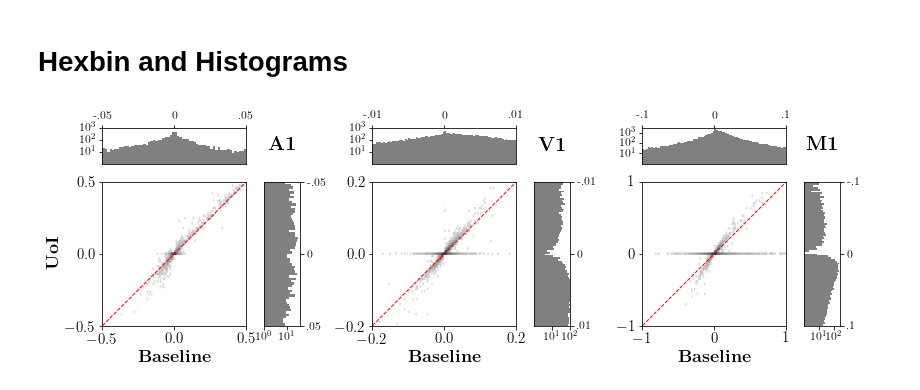
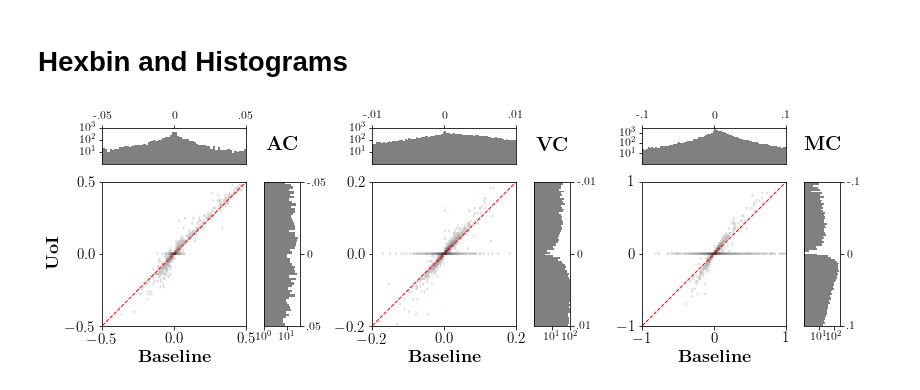
Before and after one commit to BouchardLab/neuroinference, a Jupyter notebook: notebooks/coupling/coupling_broad_analysis.ipynb, the cells around one changed output. Cells and saved outputs as stored; diff of their text form; code cells hidden in the pictures.

```diff
--- a/notebooks/coupling/coupling_broad_analysis.ipynb
+++ b/notebooks/coupling/coupling_broad_analysis.ipynb
@@ -630,38 +648,38 @@ m1_side.yaxis.tick_right()
 fig.text(
     x=a1_side_x + (hist_height / f_width) / 2,
     y=a1_top_y + (hist_height / f_height) / 2,
-    s=r'\textbf{A1}',
+    s=r'\textbf{AC}',
     transform=fig.transFigure,
     horizontalalignment='center',
     verticalalignment='center',
     fontsize=20)
 
 fig.text(
     x=v1_side_x + (hist_height / f_width) / 2,
     y=v1_top_y + (hist_height / f_height) / 2,
-    s=r'\textbf{V1}',
+    s=r'\textbf{VC}',
     transform=fig.transFigure,
     horizontalalignment='center',
     verticalalignment='center',
     fontsize=20)
 
 fig.text(
     x=m1_side_x + (hist_height / f_width) / 2,
     y=m1_top_y + (hist_height / f_height) / 2,
-    s=r'\textbf{M1}',
+    s=r'\textbf{MC}',
     transform=fig.transFigure,
     horizontalalignment='center',
     verticalalignment='center',
     fontsize=20)
 
 a1_side.invert_yaxis()
 v1_side.invert_yaxis()
 m1_side.invert_yaxis()
 
 a1_2d.set_ylabel(r'\textbf{UoI}', fontsize=18)
 a1_2d.set_xlabel(r'\textbf{Baseline}', fontsize=18)
 v1_2d.set_xlabel(r'\textbf{Baseline}', fontsize=18)
 m1_2d.set_xlabel(r'\textbf{Baseline}', fontsize=18)
 plt.savefig('figure4b.pdf', bbox_inches='tight')
 # %% [output]
-[figure, old version]
+[figure, new version]
```
Also changed, not shown: parts of 2 cells of this notebook, 1 other file.
